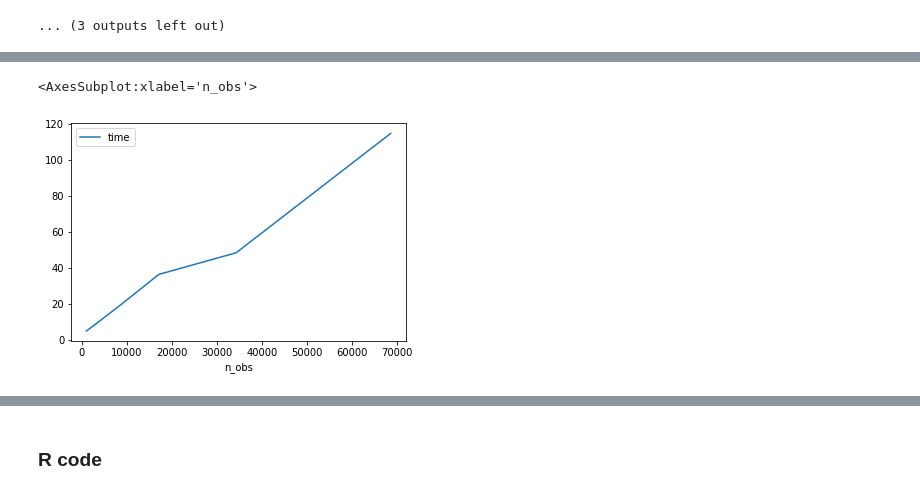
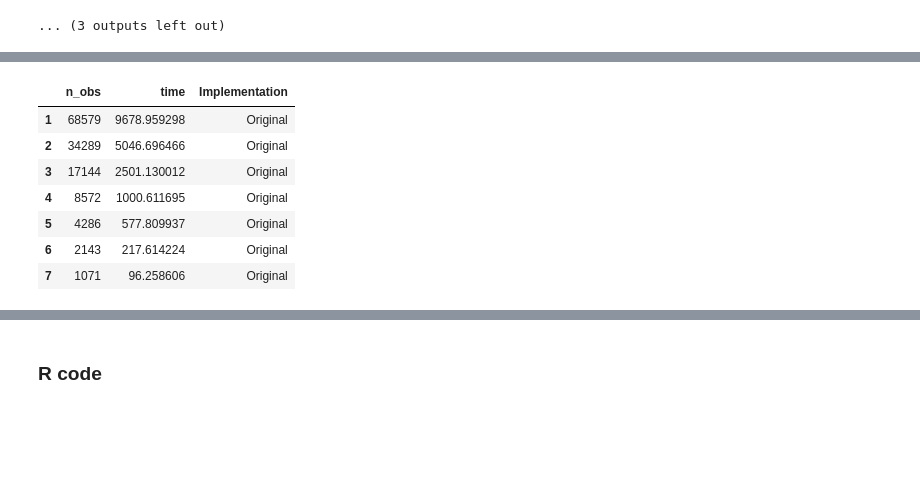
Before and after one commit to YosefLab/scvi-tools-reproducibility, a Jupyter notebook: docs/cell_assign_runtime.ipynb, the cells around one changed output, grey strips where cells are left out. Cells and saved outputs as stored; diff of their text form; code cells hidden in the pictures; blank space fills up the shorter version.

```diff
--- a/docs/cell_assign_runtime.ipynb
+++ b/docs/cell_assign_runtime.ipynb
@@ -158,5 +200,13 @@ df
-# %%
-df.plot(x='n_obs',y='time')
-# %% [output]
-<AxesSubplot:xlabel='n_obs'>
-[figure, removed]
+# %%
+r_time_df = pd.read_csv("data/cell_assign_r_runtime.csv", index_col=0)
+r_time_df["Implementation"] = "Original"
+r_time_df
+# %% [output]
+|  | n_obs | time | Implementation |
+| 1 | 68579 | 9678.959298 | Original |
+| 2 | 34289 | 5046.696466 | Original |
+| 3 | 17144 | 2501.130012 | Original |
+| 4 | 8572 | 1000.611695 | Original |
+| 5 | 4286 | 577.809937 | Original |
+| 6 | 2143 | 217.614224 | Original |
+| 7 | 1071 | 96.258606 | Original |
```
Also changed, not shown: parts of 7 cells of this notebook, 1 other file.
